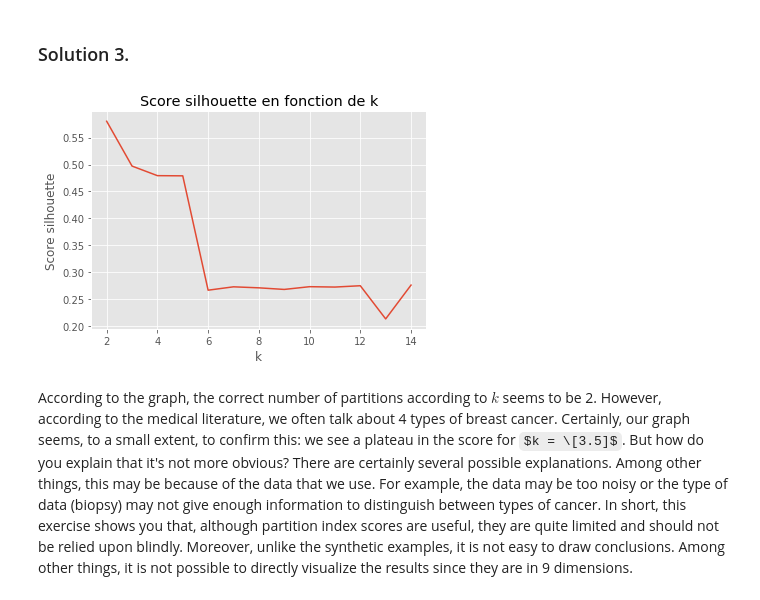
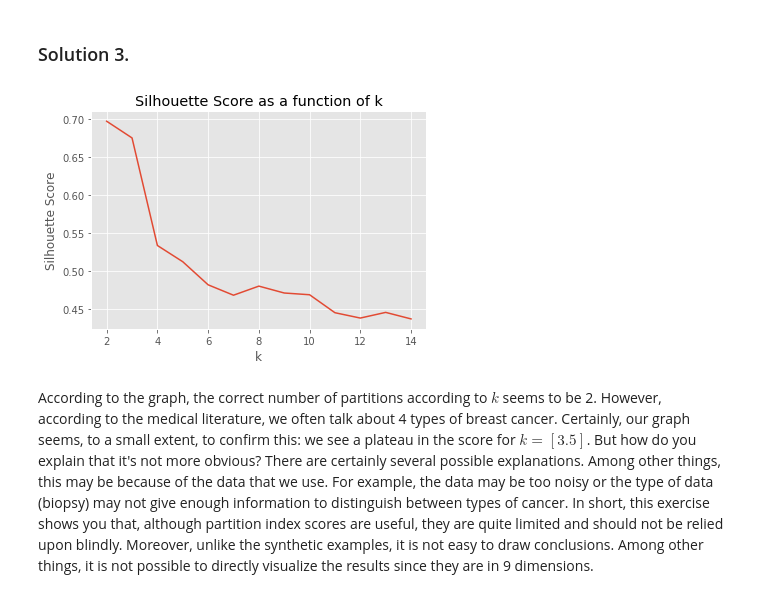
Before and after one commit to Cours-EDUlib/DIRO-SD1EN, a Jupyter notebook: jupyter notebooks/solutions/demo2_solutions.ipynb, the cells around one changed output. Saved outputs shown, nothing was run; the diff lists cells and outputs as text; code cells hidden in the pictures; some formulas as TeX source.

Commit message:
Correction des notebooks

```diff
--- a/jupyter notebooks/solutions/demo2_solutions.ipynb
+++ b/jupyter notebooks/solutions/demo2_solutions.ipynb
@@ -143,7 +145,10 @@ plt.title('Score silhouette en fonction de k');
 # %% [markdown]
 For each point on the graph, we applied k-means with a different $k$. For each partitioning, the average silhouette score was calculated. As expected, the $k$ with the highest silhouette score is 3, the number of Gaussians from `make_blob`. With this data, the result is obvious. However, with "natural" data, it is often more difficult to determine the appropriate $k$. Let's try the same method with a new "mystery" dataset...
 # %%
-X = np.loadtxt('silhouette.csv')
+data_link = ('https://raw.githubusercontent.com/Cours-EDUlib/'
+             'DIRO-SD1EN/master/francais/donnees/silhouette.csv')
+X = pd.read_csv(data_link, delimiter=' ', header=None)
+X = X.to_numpy(dtype='float64')
 
 scores = []
 k_range = range(5,20)
@@ -153,6 +158,6 @@ for k in k_range:
 
 plt.plot(k_range, scores)
 plt.xlabel('k')
-plt.ylabel('Score silhouette')
-plt.title('Score silhouette en fonction de k');
+plt.ylabel('Silhouette Score')
+plt.title('Silhouette Score as a function of k');
 # %% [output]
@@ -453,17 +462,22 @@ X = df.values
+# %%
+import pandas as pd
+from sklearn import datasets
+
+X = datasets.load_breast_cancer().data
 # %% [markdown]
 ### Solution 3.
 # %%
 scores = []
 k_range = range(2,15)
 for k in k_range:
     y_pred = KMeans(n_clusters=k).fit_predict(X)
     scores.append(silhouette_score(X, y_pred))
 
 plt.plot(k_range, scores)
 plt.xlabel('k')
-plt.ylabel('Score silhouette')
-plt.title('Score silhouette en fonction de k');
+plt.ylabel('Silhouette Score')
+plt.title('Silhouette Score as a function of k');
 # %% [output]
-[figure, old version]
+[figure, new version]
 # %% [markdown]
-According to the graph, the correct number of partitions according to $k$ seems to be 2. However, according to the medical literature, we often talk about 4 types of breast cancer. Certainly, our graph seems, to a small extent, to confirm this: we see a plateau in the score for $k = \[3.5]$. But how do you explain that it's not more obvious? There are certainly several possible explanations. Among other things, this may be because of the data that we use. For example, the data may be too noisy or the type of data (biopsy) may not give enough information to distinguish between types of cancer. In short, this exercise shows you that, although partition index scores are useful, they are quite limited and should not be relied upon blindly. Moreover, unlike the synthetic examples, it is not easy to draw conclusions. Among other things, it is not possible to directly visualize the results since they are in 9 dimensions.
+According to the graph, the correct number of partitions according to $k$ seems to be 2. However, according to the medical literature, we often talk about 4 types of breast cancer. Certainly, our graph seems, to a small extent, to confirm this: we see a plateau in the score for $k = [3.5]$. But how do you explain that it's not more obvious? There are certainly several possible explanations. Among other things, this may be because of the data that we use. For example, the data may be too noisy or the type of data (biopsy) may not give enough information to distinguish between types of cancer. In short, this exercise shows you that, although partition index scores are useful, they are quite limited and should not be relied upon blindly. Moreover, unlike the synthetic examples, it is not easy to draw conclusions. Among other things, it is not possible to directly visualize the results since they are in 9 dimensions.
```
Also changed, not shown: parts of 37 cells of this notebook, 5 other files.
